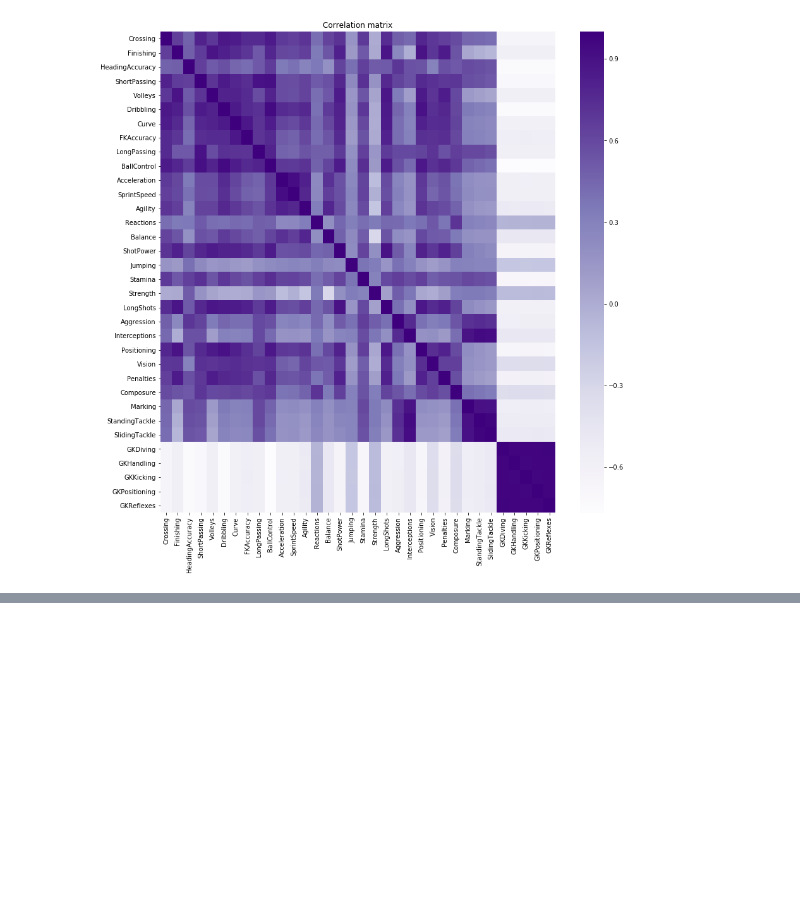
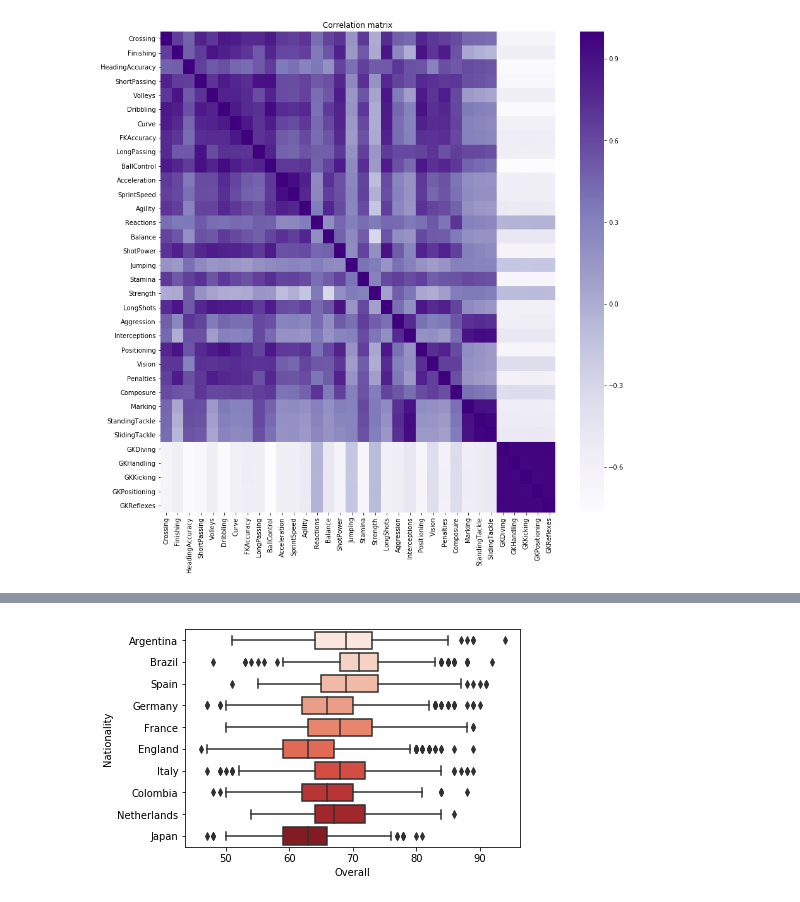
Before and after one commit to fifa-19-player-stats/data, a Jupyter notebook: FIFA19.ipynb, the cells around one changed output, grey strips where cells are left out. Cells and saved outputs as stored; diff of their text form; code cells hidden in the pictures; blank space fills up the shorter version.

Commit message:
added some temporarily visuals just to get an idea what we can do with the statistics in addition to just listing things

```diff
--- a/FIFA19.ipynb
+++ b/FIFA19.ipynb
@@ -490,0 +505,6 @@ ax = sns.heatmap(df3.corr(),cmap = "Purples").set_title('Correlation matrix')
+# %%
+d = df1.query('Nationality in @top10')
+# %%
+box_overall = sns.boxplot(data = d, y = 'Nationality', x = 'Overall',palette = 'Reds')
+# %% [output]
+[figure, added]
```
Also changed, not shown: parts of 3 cells of this notebook.
